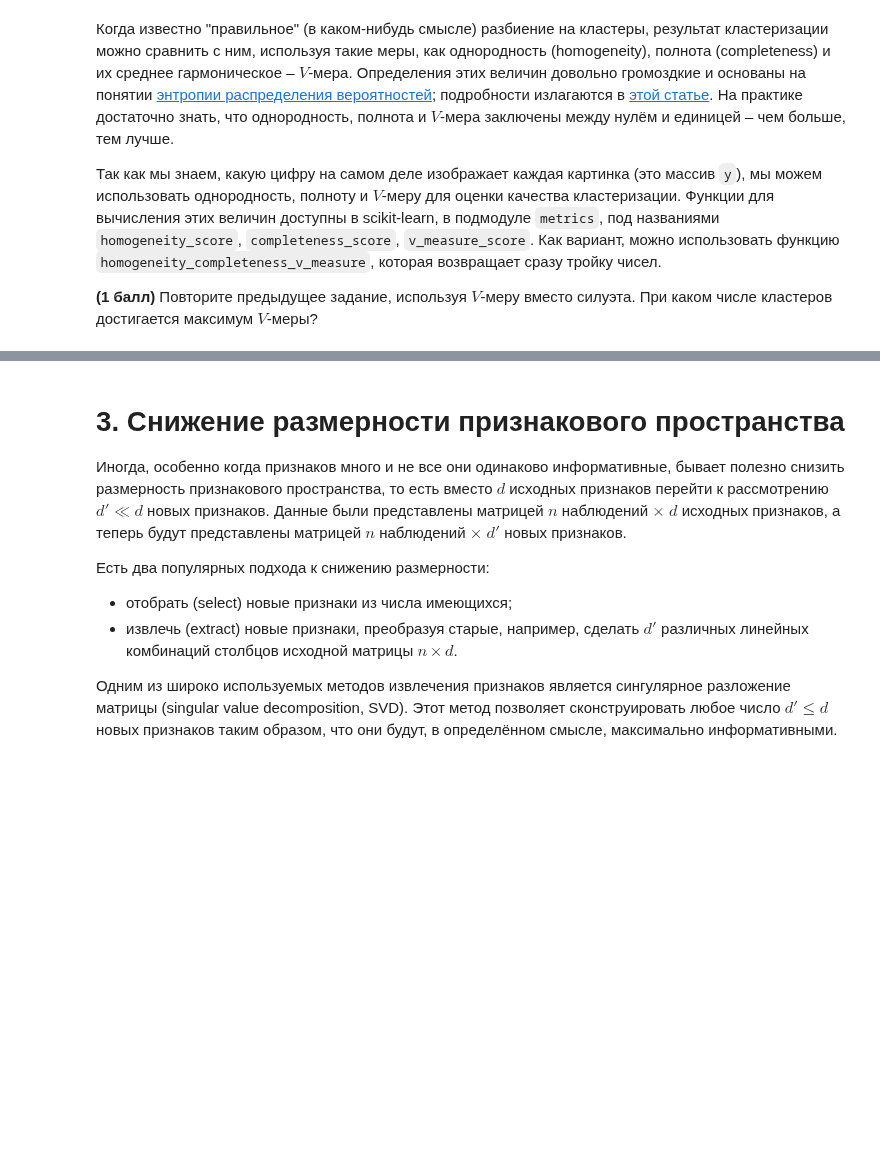
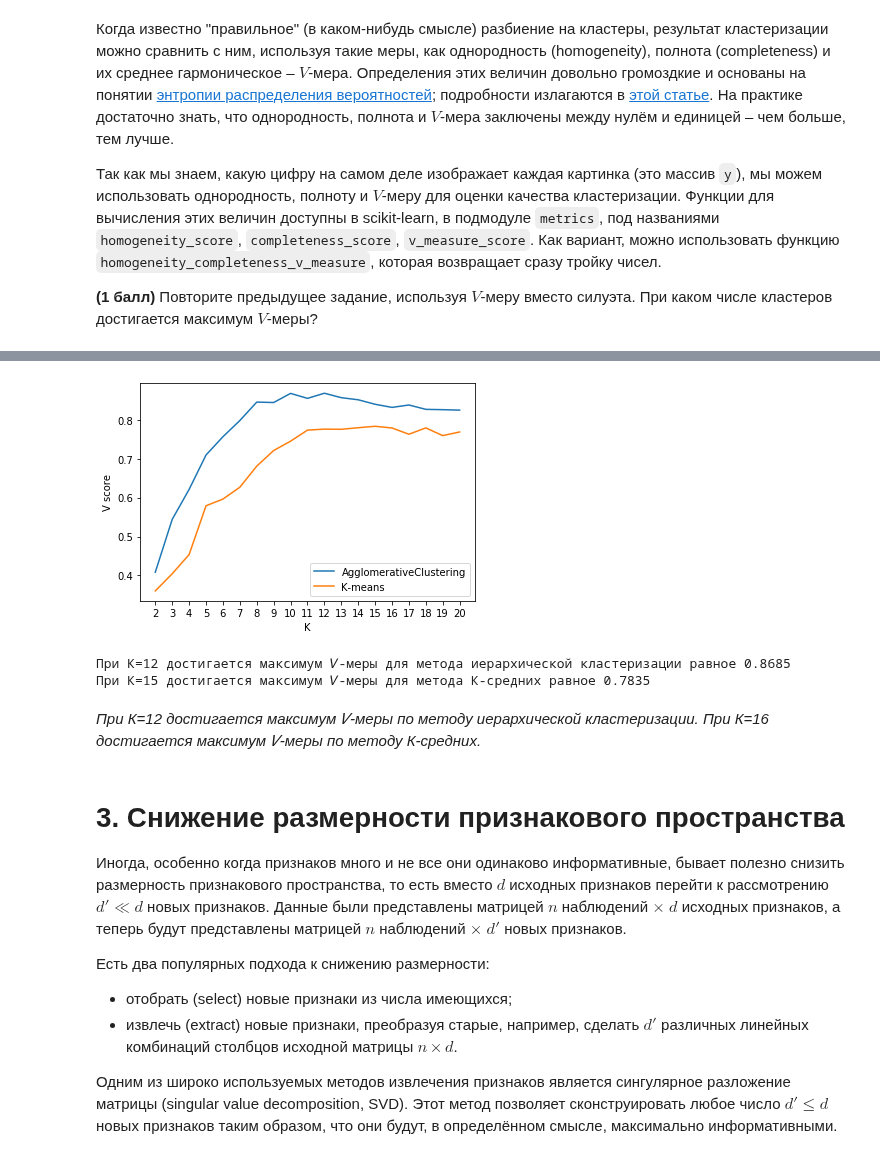
Before and after one commit to kinkpunk/ml-intro, a Jupyter notebook: 7_clustering/clustering.ipynb, the cells around one changed output, grey strips where cells are left out. Saved outputs shown, nothing was run; the diff lists cells and outputs as text; code cells hidden in the pictures; blank space fills up the shorter version.

```diff
--- a/7_clustering/clustering.ipynb
+++ b/7_clustering/clustering.ipynb
@@ -221,3 +225,16 @@ plt.legend(['AgglomerativeClustering', 'K-means'])
 Так как мы знаем, какую цифру на самом деле изображает каждая картинка (это массив `y`), мы можем использовать однородность, полноту и $V$-меру для оценки качества кластеризации. Функции для вычисления этих величин доступны в scikit-learn, в подмодуле `metrics`, под названиями `homogeneity_score`, `completeness_score`, `v_measure_score`. Как вариант, можно использовать функцию `homogeneity_completeness_v_measure`, которая возвращает сразу тройку чисел.
 
 **(1 балл)** Повторите предыдущее задание, используя $V$-меру вместо силуэта. При каком числе кластеров достигается максимум $V$-меры?
+# %%
+cluster_agg_plot_v = []
+cluster_k_plot_v = []
+for i in range(2,21):
+    clustering_k = KMeans(n_clusters=i, n_init=10)
+    clustering_k.fit(X)
+    clustering_agg = AgglomerativeClustering(n_clusters=i)
+    clustering_agg.fit(X)
+    cluster_agg_plot_v.append(v_measure_score(y, clustering_agg.labels_))
+    cluster_k_plot_v.append(v_measure_score(y, clustering_k.labels_))
+    print("""При K = {} 𝑉-мера для иерархической кластеризации = {:.4f}, для K-средних = {:.4f}"""
+          .format(i, v_measure_score(y, clustering_agg.labels_)
+                ,v_measure_score(y, clustering_k.labels_)))
@@ -224,3 +261,26 @@ plt.legend(['AgglomerativeClustering', 'K-means'])
+# %%
+plt.xticks(np.arange(2,21,1))
+plt.plot(np.arange(2,21,1), cluster_agg_plot_v)
+plt.plot(np.arange(2,21,1), cluster_k_plot_v)
+plt.ylabel('V score')
+plt.xlabel('K')
+plt.legend(['AgglomerativeClustering', 'K-means'])
+plt.show()
+# %% [output]
+[figure, added]
+# %%
+print("""При К={} достигается максимум 𝑉-меры для метода иерархической кластеризации равное {:.4f}"""
+      .format([x for x in range(2,21)][cluster_agg_plot_v.index(max(cluster_agg_plot_v))],
+                                                               max(cluster_agg_plot_v)))
+print("""При К={} достигается максимум 𝑉-меры для метода К-средних равное {:.4f}"""
+      .format([x for x in range(2,21)][cluster_k_plot_v.index(max(cluster_k_plot_v))],
+                                                               max(cluster_k_plot_v)))
+# %% [output]
+При К=12 достигается максимум 𝑉-меры для метода иерархической кластеризации равное 0.8685
+При К=15 достигается максимум 𝑉-меры для метода К-средних равное 0.7835
+# %% [markdown]
+*При К=12 достигается максимум 𝑉-меры по методу иерархической кластеризации.
+При К=16 достигается максимум 𝑉-меры по методу К-средних.*
 # %% [markdown]
 # 3. Снижение размерности признакового пространства
 
```
Also changed, not shown: parts of 28 cells of this notebook.
